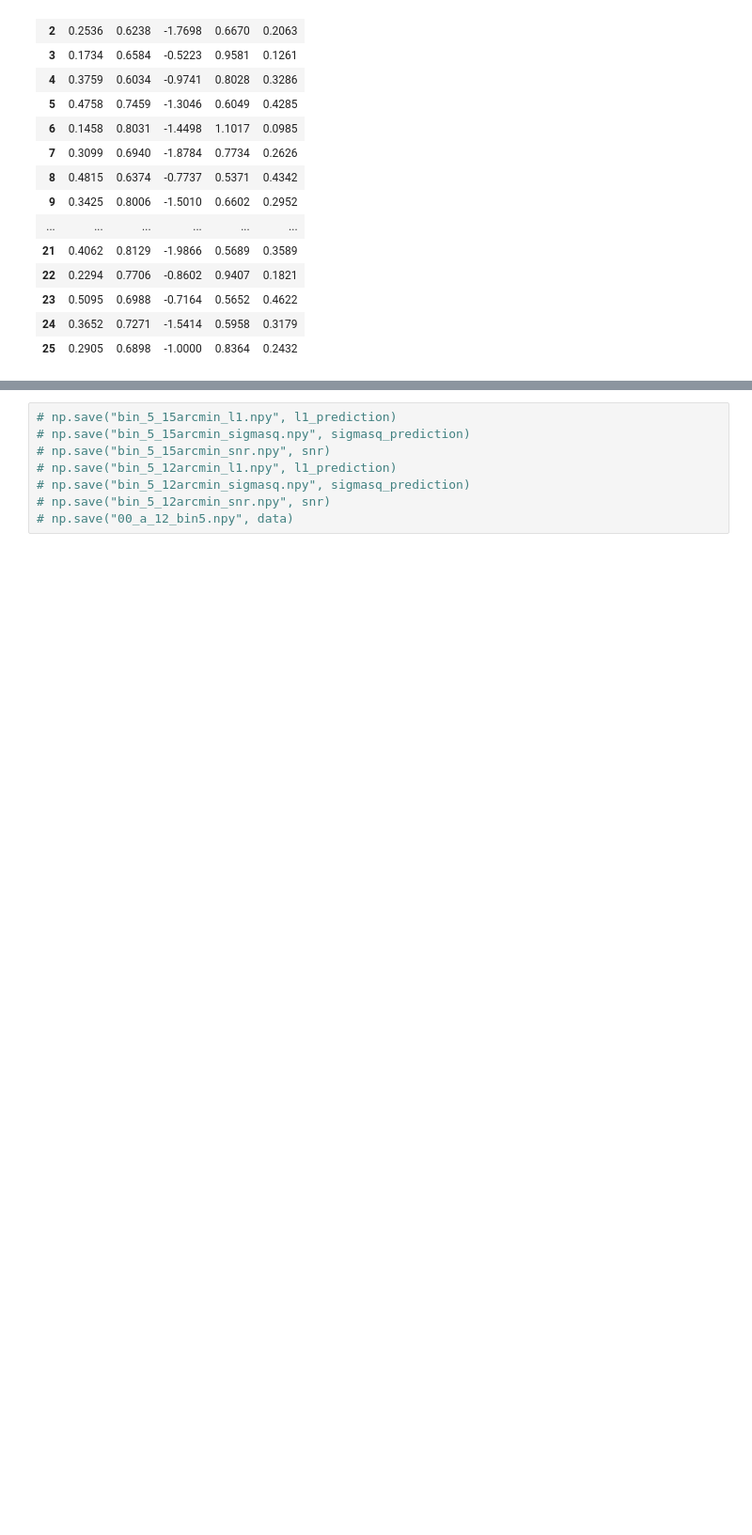
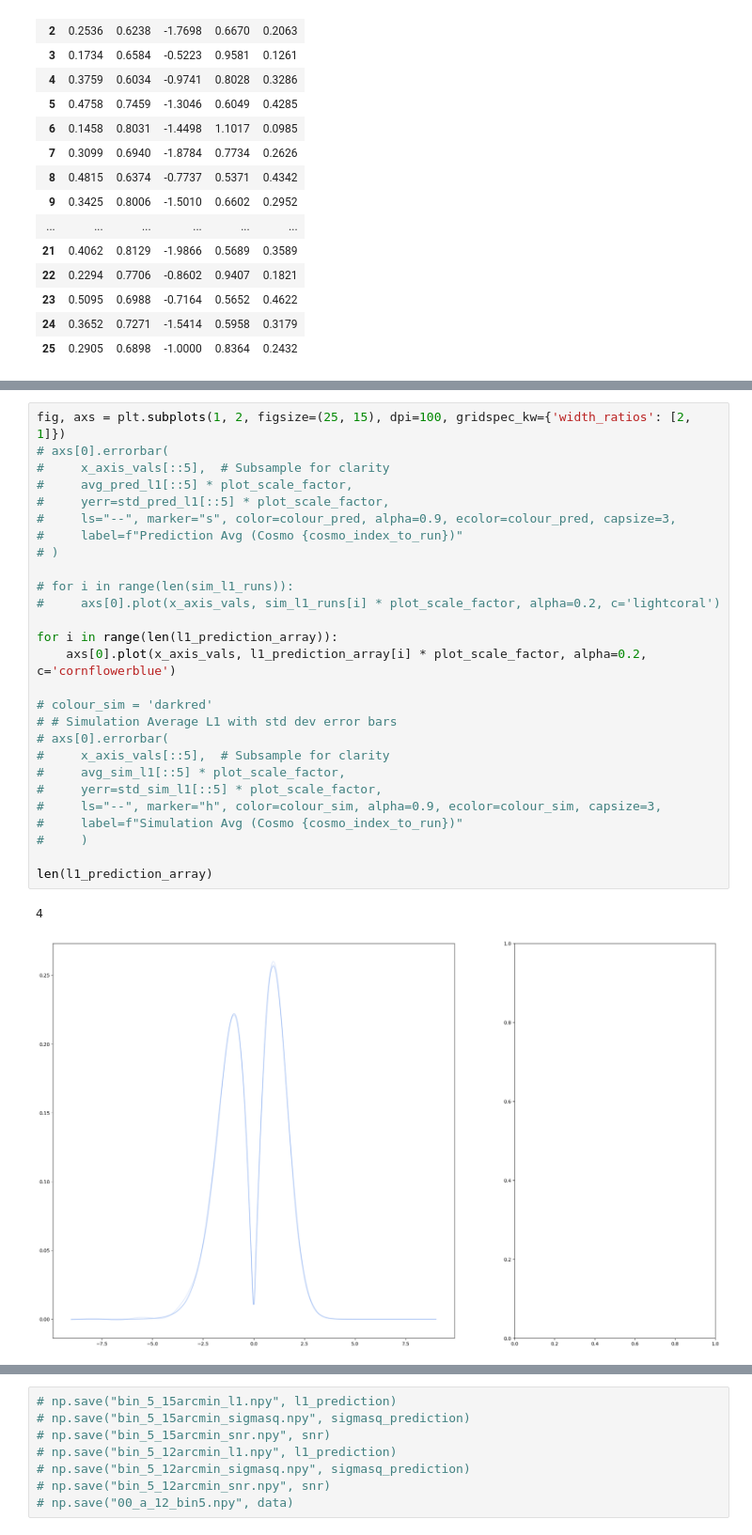
Before and after one commit to vilasinits/LDT_2cell_l1_norm, a Jupyter notebook: LDT_2cell_cosmoslics.ipynb, the cells around one changed output, grey strips where cells are left out. Shown at 94% size. Saved outputs shown, nothing was run; the diff lists cells and outputs as text; blank space fills up the shorter version.

```diff
--- a/LDT_2cell_cosmoslics.ipynb
+++ b/LDT_2cell_cosmoslics.ipynb
@@ -467,3 +438,33 @@ Variance module initialized.e final z: 0.83
+# %%
+fig, axs = plt.subplots(1, 2, figsize=(25, 15), dpi=100, gridspec_kw={'width_ratios': [2, 1]})
+# axs[0].errorbar(
+#     x_axis_vals[::5],  # Subsample for clarity
+#     avg_pred_l1[::5] * plot_scale_factor,
+#     yerr=std_pred_l1[::5] * plot_scale_factor,
+#     ls="--", marker="s", color=colour_pred, alpha=0.9, ecolor=colour_pred, capsize=3,
+#     label=f"Prediction Avg (Cosmo {cosmo_index_to_run})"
+# )
+
+# for i in range(len(sim_l1_runs)):
+#     axs[0].plot(x_axis_vals, sim_l1_runs[i] * plot_scale_factor, alpha=0.2, c='lightcoral')
+
+for i in range(len(l1_prediction_array)):
+    axs[0].plot(x_axis_vals, l1_prediction_array[i] * plot_scale_factor, alpha=0.2, c='cornflowerblue')
+
+# colour_sim = 'darkred'
+# # Simulation Average L1 with std dev error bars
+# axs[0].errorbar(
+#     x_axis_vals[::5],  # Subsample for clarity
+#     avg_sim_l1[::5] * plot_scale_factor,
+#     yerr=std_sim_l1[::5] * plot_scale_factor,
+#     ls="--", marker="h", color=colour_sim, alpha=0.9, ecolor=colour_sim, capsize=3,
+#     label=f"Simulation Avg (Cosmo {cosmo_index_to_run})"
+#     )
+
+len(l1_prediction_array)
+# %% [output]
+4
+[figure, added]
 # %%
 rowvar = False
 print("prediction l1 shape:", l1_prediction_array.shape)
```
Also changed, not shown: parts of 3 cells of this notebook, 12 other files.
